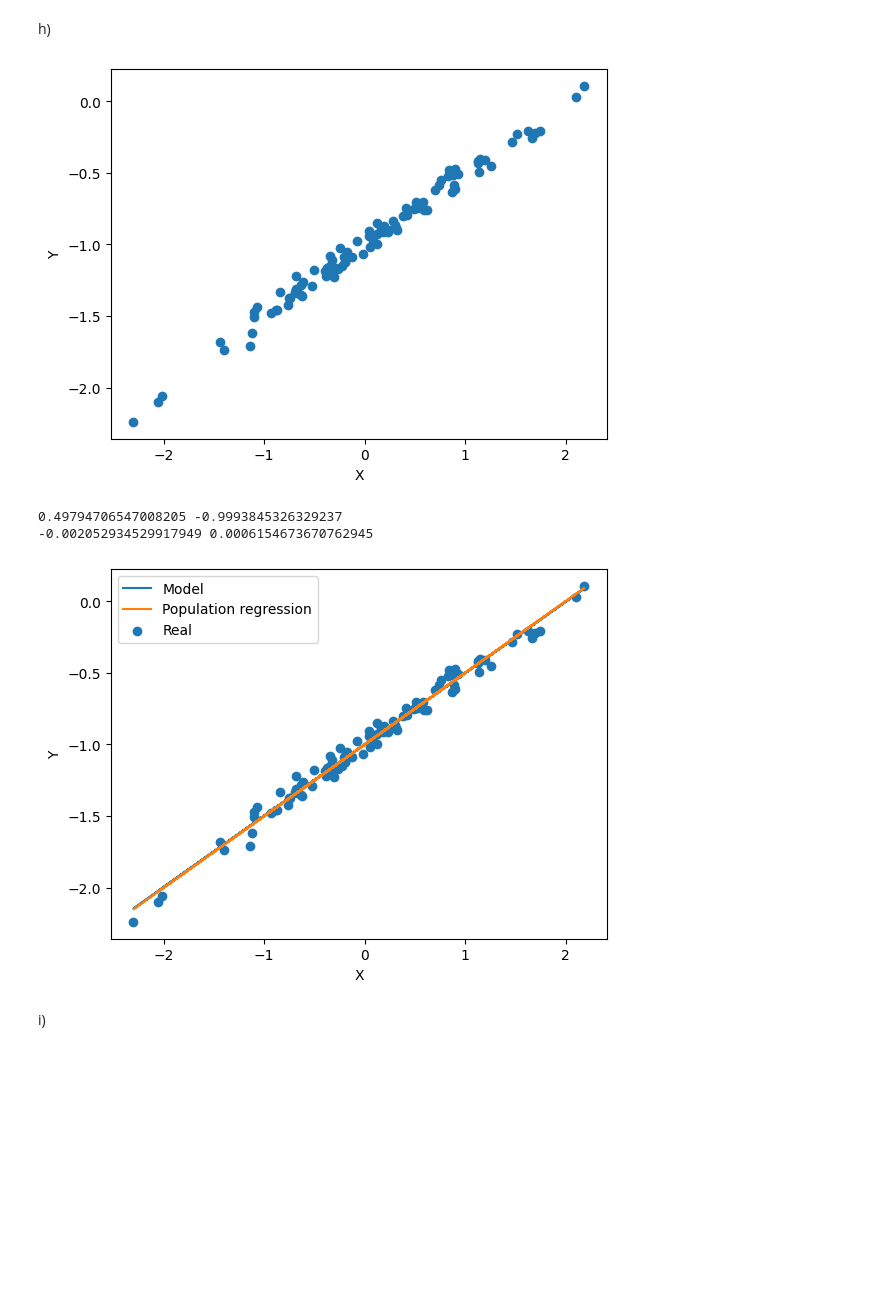
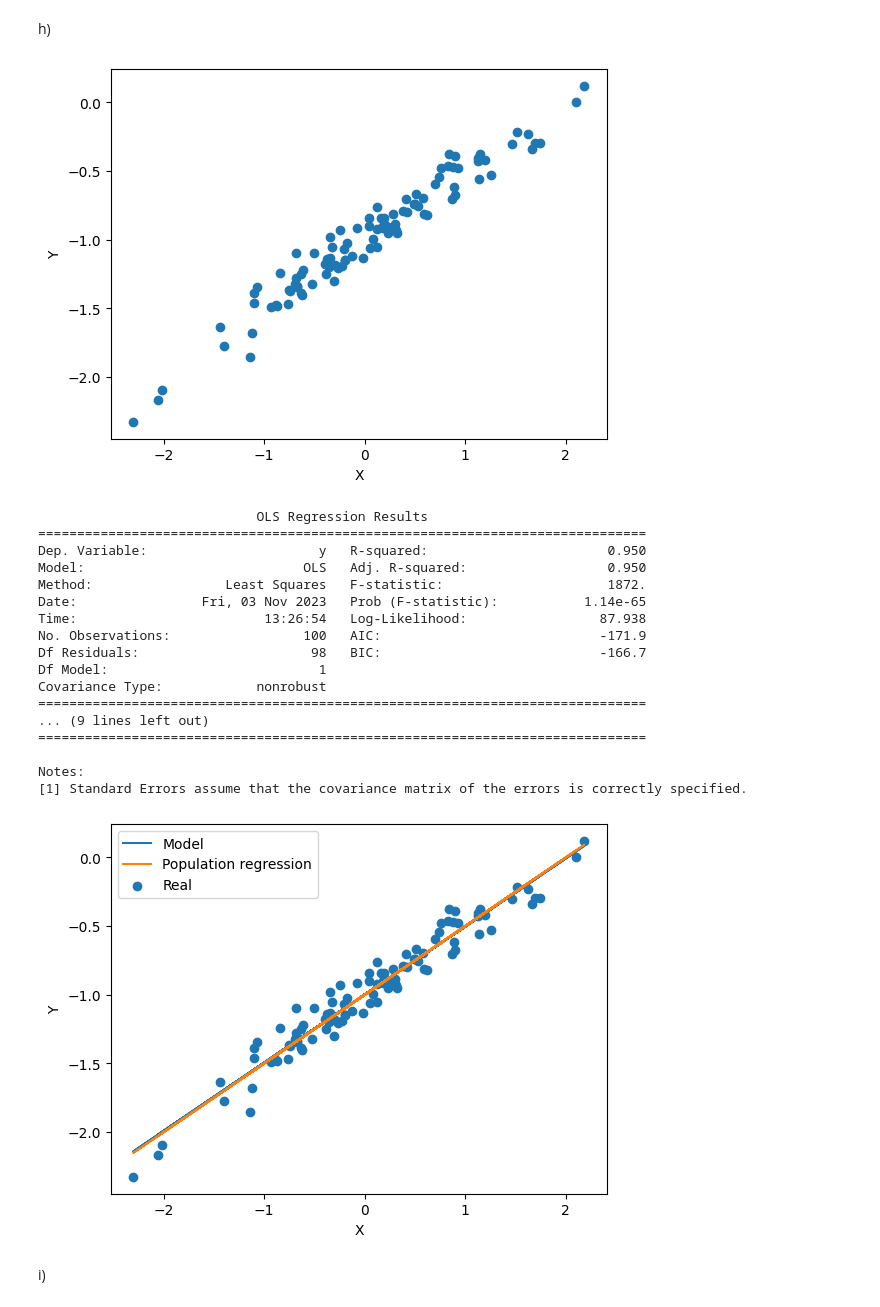
Before and after one commit to pucikplay/DM, a Jupyter notebook: L3/ex9.ipynb, the cells around one changed output. Cells and saved outputs as stored; diff of their text form; code cells hidden in the pictures; blank space fills up the shorter version.

```diff
--- a/L3/ex9.ipynb
+++ b/L3/ex9.ipynb
@@ -10,7 +10,7 @@ random.seed(1)
 # %% [markdown]
 a)
 # %%
-X = random.normal(0,1,100)
+X = np.random.normal(0,1,100)
 print(X[:5])
 # %% [output]
 [ 1.62434536 -0.61175641 -0.52817175 -1.07296862  0.86540763]
@@ -58,0 +49,7 @@ print(model.coef_[0] - 0.5, model.intercept_ - (-1))
+# %%
+import statsmodels.api as sm
+
+x = sm.add_constant(X, prepend=True)
+model = sm.OLS(Y, x)
+result = model.fit()
+print(result.summary())
@@ -103,28 +116,44 @@ Notes:
 # %% [markdown]
 h)
 # %%
-eps = random.normal(0,0.05,100)
+eps = np.random.normal(0,0.1,100)
 Y = -1 + 0.5*X + eps
 plt.scatter(X, Y)
 plt.xlabel("X")
 plt.ylabel("Y")
 plt.show()
-model = LinearRegression().fit(X.reshape((-1,1)), Y)
-print(model.coef_[0], model.intercept_)
-print(model.coef_[0] - 0.5, model.intercept_ - (-1))
-Y_model = X * model.coef_[0] + model.intercept_
+x = sm.add_constant(X, prepend=True)
+model = sm.OLS(Y, x)
+result = model.fit()
+print(result.summary())
+Y_model = X * result.params[1] + result.params[0]
 plt.plot(X, Y_model, label='Model')
 plt.plot(X, Y_reg, label='Population regression')
 plt.scatter(X, Y, label='Real')
 plt.xlabel("X")
 plt.ylabel("Y")
 plt.legend()
 plt.show()
 # %% [output]
-[figure, old version]
+[figure, new version]
-0.49794706547008205 -0.9993845326329237
--0.002052934529917949 0.0006154673670762945
+                            OLS Regression Results
+==============================================================================
+Dep. Variable:                      y   R-squared:                       0.950
+Model:                            OLS   Adj. R-squared:                  0.950
+Method:                 Least Squares   F-statistic:                     1872.
+Date:                Fri, 03 Nov 2023   Prob (F-statistic):           1.14e-65
+Time:                        13:26:54   Log-Likelihood:                 87.938
+No. Observations:                 100   AIC:                            -171.9
+Df Residuals:                      98   BIC:                            -166.7
+Df Model:                           1
+Covariance Type:            nonrobust
+==============================================================================
+... (9 lines left out)
+==============================================================================
+
+Notes:
+[1] Standard Errors assume that the covariance matrix of the errors is correctly specified.
-[figure, old version]
+[figure, new version]
 # %% [markdown]
 i)
 # %%
```
Also changed, not shown: parts of 25 cells of this notebook, 2 other files.
